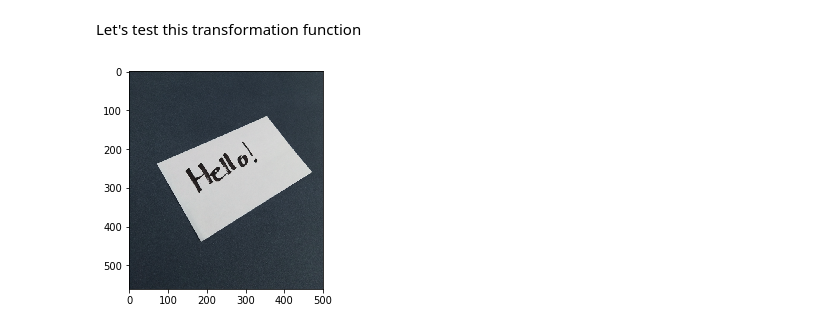
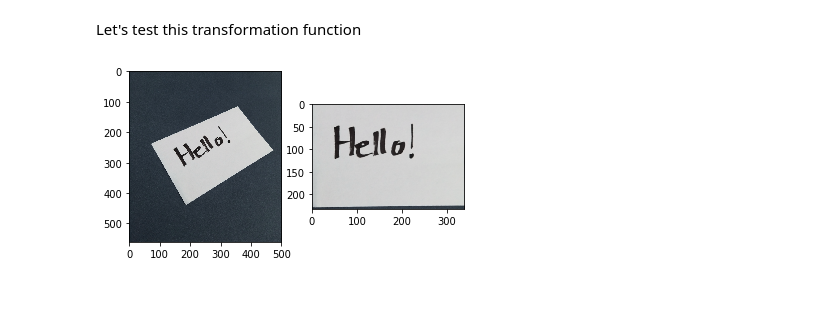
Before and after one commit to manparvesh/docscan, a Jupyter notebook: Document Scanner.ipynb, the cells around one changed output. Cells and saved outputs as stored; diff of their text form; code cells hidden in the pictures; blank space fills up the shorter version.

```diff
--- a/Document Scanner.ipynb
+++ b/Document Scanner.ipynb
@@ -75,8 +71,19 @@ def display_image(image):
+# %%
+# display images side-by-side
+def display_sbs(imgLr, imgRr):
+    f = plt.figure()
+    f.add_subplot(1,2, 1)
+    plt.imshow(np.rot90(imgLr,0))
+    f.add_subplot(1,2, 2)
+    plt.imshow(np.rot90(imgRr,0))
+    plt.show(block=True)
 # %%
 # the image input
-image_hello = cv2.imread("images/transformation/example_01.png")
+image_hello1 = cv2.imread("images/transformation/example_01.png")
+pts = np.array(
+    [(73, 239), (356, 117), (475, 265), (187, 443)], dtype="float32")
+warped_image_hello1 = four_point_transform(image_hello1, pts)
 
-
-display_image(image_hello)
+display_sbs(image_hello1, warped_image_hello1)
 # %% [output]
-[figure, old version]
+[figure, new version]
```
Also changed, not shown: parts of 15 cells of this notebook, 1 other file.
